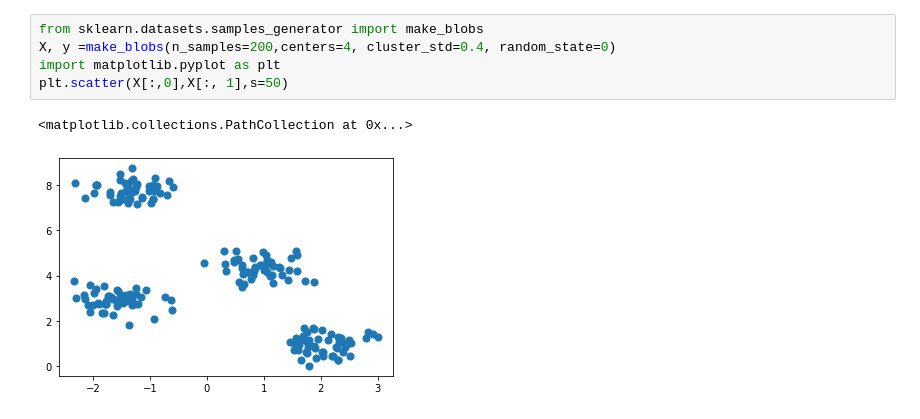
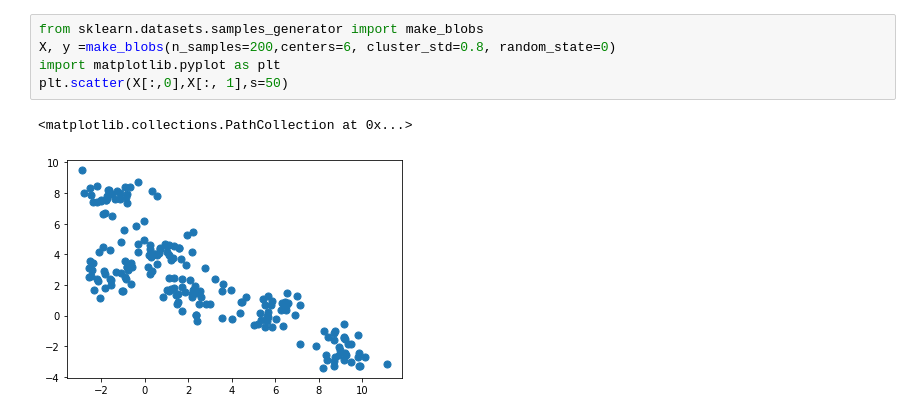
Before and after one commit to DerinOgrenme2021/Asl-GokmenUcar, a Jupyter notebook: Clustering.ipynb, the cells around one changed output. Cells and saved outputs as stored; diff of their text form.

```diff
--- a/Clustering.ipynb
+++ b/Clustering.ipynb
@@ -2,9 +2,9 @@
 <a href="https://colab.research.google.com/github/DerinOgrenme2021/Asl-GokmenUcar/blob/main/Clustering.ipynb" target="_parent"><img src="https://colab.research.google.com/assets/colab-badge.svg" alt="Open In Colab"/></a>
 # %%
 from sklearn.datasets.samples_generator import make_blobs
-X, y =make_blobs(n_samples=200,centers=4, cluster_std=0.4, random_state=0)
+X, y =make_blobs(n_samples=200,centers=6, cluster_std=0.8, random_state=0)
 import matplotlib.pyplot as plt
 plt.scatter(X[:,0],X[:, 1],s=50)
 # %% [output]
 <matplotlib.collections.PathCollection at 0x...>
-[figure, old version]
+[figure, new version]
```
Also changed, not shown: parts of 6 cells of this notebook.
